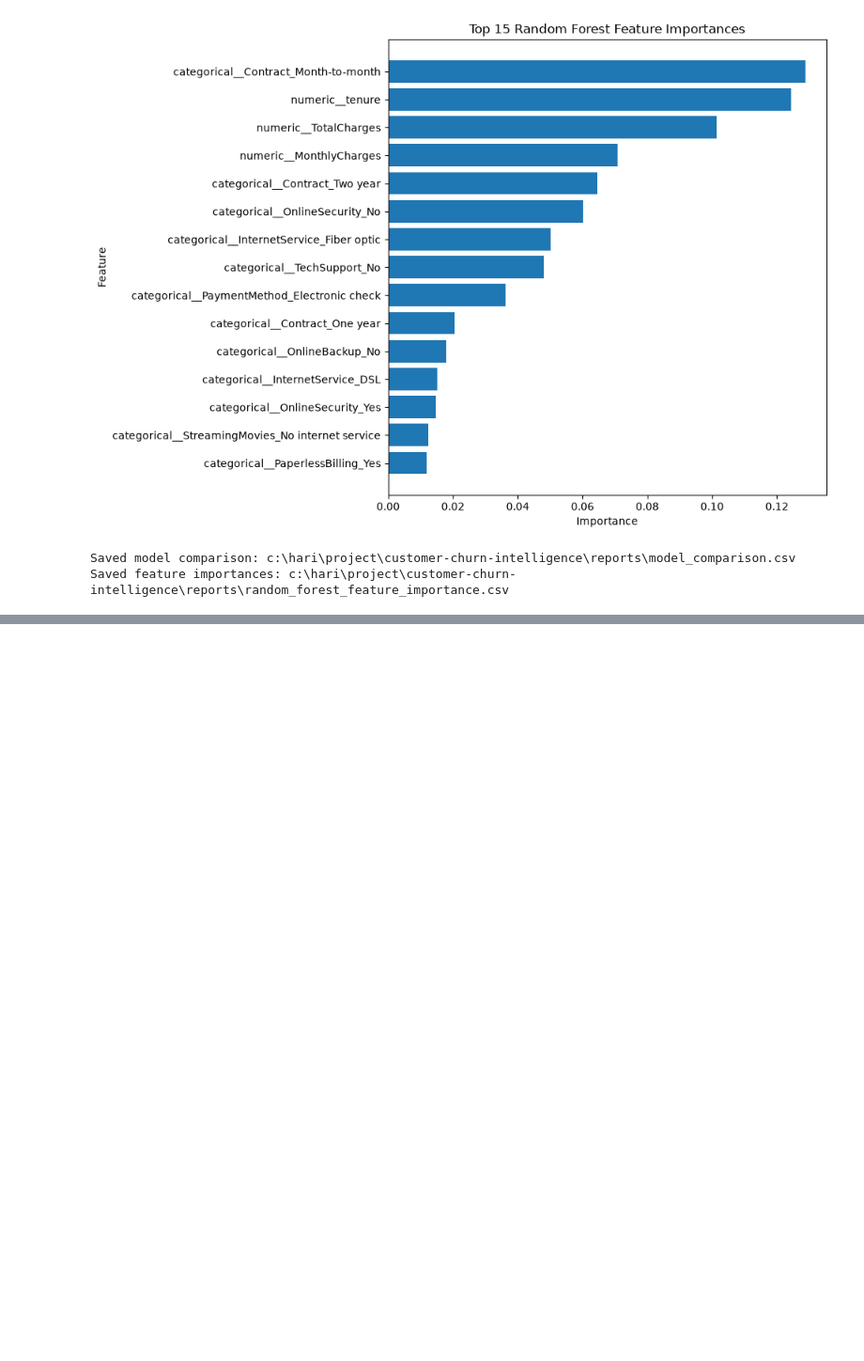
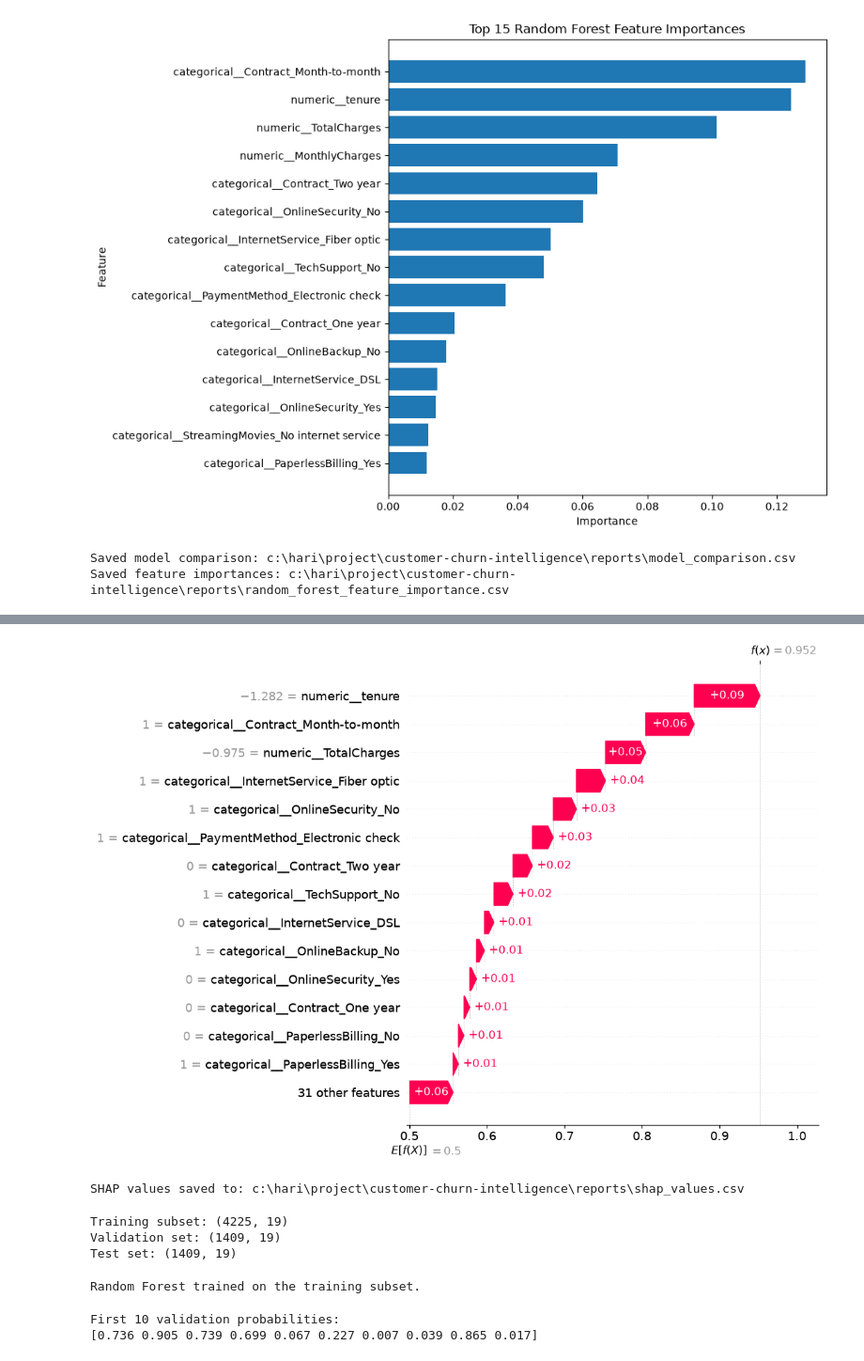
Before and after one commit to Sreehari-S24/Customer-Churn-Predictor, a Jupyter notebook: notebooks/initial.ipynb, the cells around one changed output, grey strips where cells are left out. Shown at 94% size. Saved outputs shown, nothing was run; the diff lists cells and outputs as text; code cells hidden in the pictures; blank space fills up the shorter version.

```diff
--- a/notebooks/initial.ipynb
+++ b/notebooks/initial.ipynb
@@ -1080,0 +1209,77 @@ Saved feature importances: c:\hari\project\customer-churn-intelligence\reports\r
+# %%
+
+base_values = explainer.expected_value
+
+if isinstance(base_values, (list, np.ndarray)):
+    base_values = np.asarray(base_values).reshape(-1)[1]
+
+individual_explanation = shap.Explanation(
+    values=shap_values_churn[customer_position],
+    base_values=base_values,
+    data=np.asarray(X_shap_transformed[customer_position].toarray()
+                    if hasattr(X_shap_transformed, "toarray")
+                    else X_shap_transformed[customer_position]).ravel(),
+    feature_names=feature_names
+)
+
+shap.plots.waterfall(individual_explanation, max_display=15)
+# %% [output]
+[figure, added]
+# %%
+
+shap_values_df = pd.DataFrame(
+    shap_values_churn,
+    columns=feature_names,
+    index=X_shap.index
+)
+
+SHAP_VALUES_PATH = os.path.join(
+    PROJECT_ROOT,
+    "reports",
+    "shap_values.csv"
+)
+
+shap_values_df.to_csv(SHAP_VALUES_PATH, index=True)
+
+print("SHAP values saved to:", SHAP_VALUES_PATH)
+# %% [output]
+SHAP values saved to: c:\hari\project\customer-churn-intelligence\reports\shap_values.csv
+# %%
+
+from sklearn.model_selection import train_test_split
+
+X_train_sub, X_val, y_train_sub, y_val = train_test_split(
+    X_train,
+    y_train,
+    test_size=0.25,
+    random_state=42,
+    stratify=y_train
+)
+
+print("Training subset:", X_train_sub.shape)
+print("Validation set:", X_val.shape)
+print("Test set:", X_test.shape)
+# %% [output]
+Training subset: (4225, 19)
+Validation set: (1409, 19)
+Test set: (1409, 19)
+# %%
+
+from sklearn.base import clone
+
+rf_tuning_model = clone(rf_model)
+
+rf_tuning_model.fit(X_train_sub, y_train_sub)
+
+print("Random Forest trained on the training subset.")
+# %% [output]
+Random Forest trained on the training subset.
+# %%
+
+val_probabilities = rf_tuning_model.predict_proba(X_val)[:, 1]
+
+print("First 10 validation probabilities:")
+print(np.round(val_probabilities[:10], 3))
+# %% [output]
+First 10 validation probabilities:
+[0.736 0.905 0.739 0.699 0.067 0.227 0.007 0.039 0.865 0.017]
```
Also changed, not shown: parts of 14 cells of this notebook, 6 other files.
